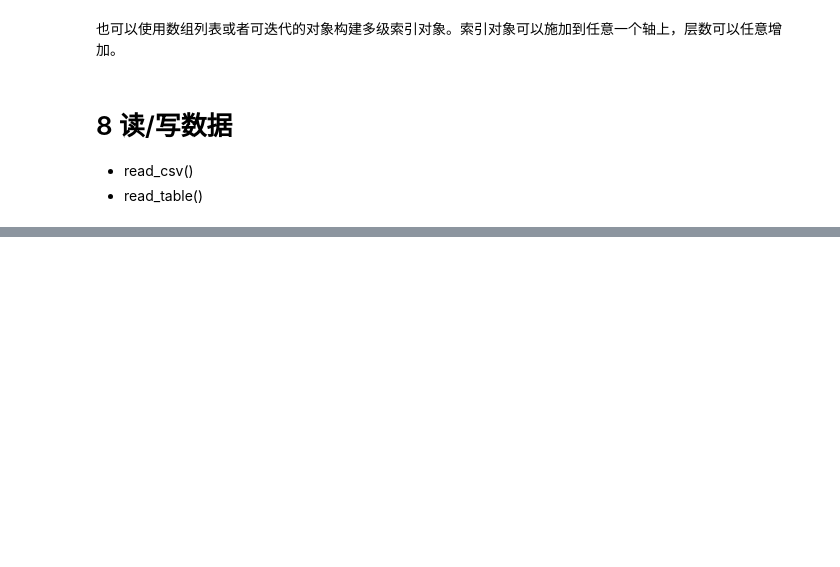
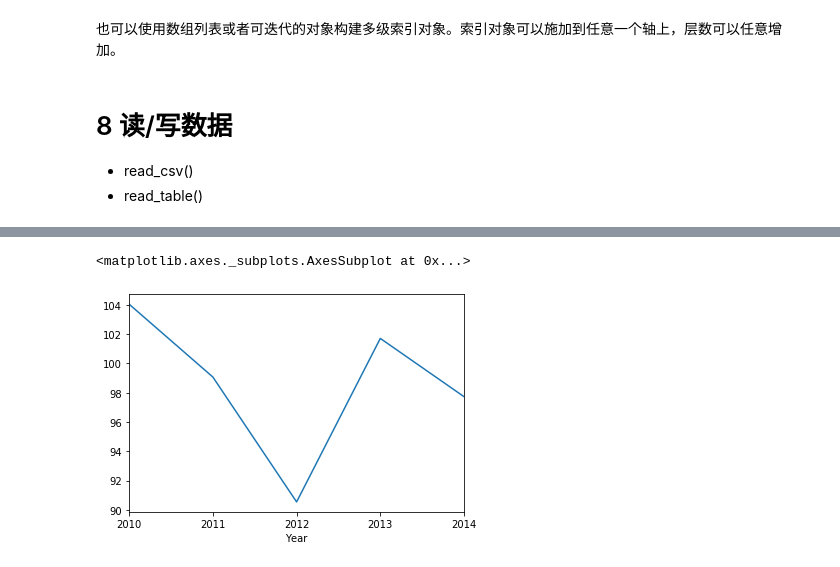
Before and after one commit to shilinlee/blog, a Jupyter notebook: scientific_computing_library/pandas/pandas7-11.ipynb, the cells around one changed output, grey strips where cells are left out. Drawn from its saved outputs; the diff is of its cells as text; code cells hidden in the pictures; blank space fills up the shorter version.

```diff
--- a/scientific_computing_library/pandas/pandas7-11.ipynb
+++ b/scientific_computing_library/pandas/pandas7-11.ipynb
@@ -36,0 +322,2 @@ tuples
+# %%
+pd_ = pd.period_range('2010', '2014', freq="A")
@@ -36,0 +328,4 @@ tuples
+# %%
+year_of_mean_pm2_5_.index = pd_
+# %%
+year_of_mean_pm2_5_.index.name = 'Year'
@@ -36,0 +342,5 @@ tuples
+# %%
+year_of_mean_pm2_5_.plot()
+# %% [output]
+<matplotlib.axes._subplots.AxesSubplot at 0x...>
+[figure, added]
```
Also changed, not shown: parts of 49 cells of this notebook, 4 other files.
